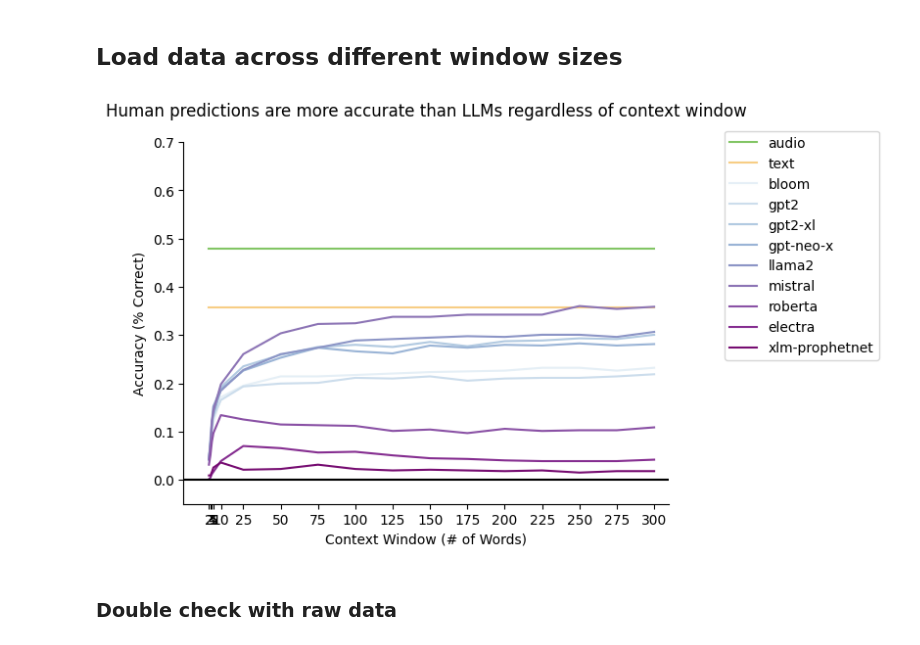
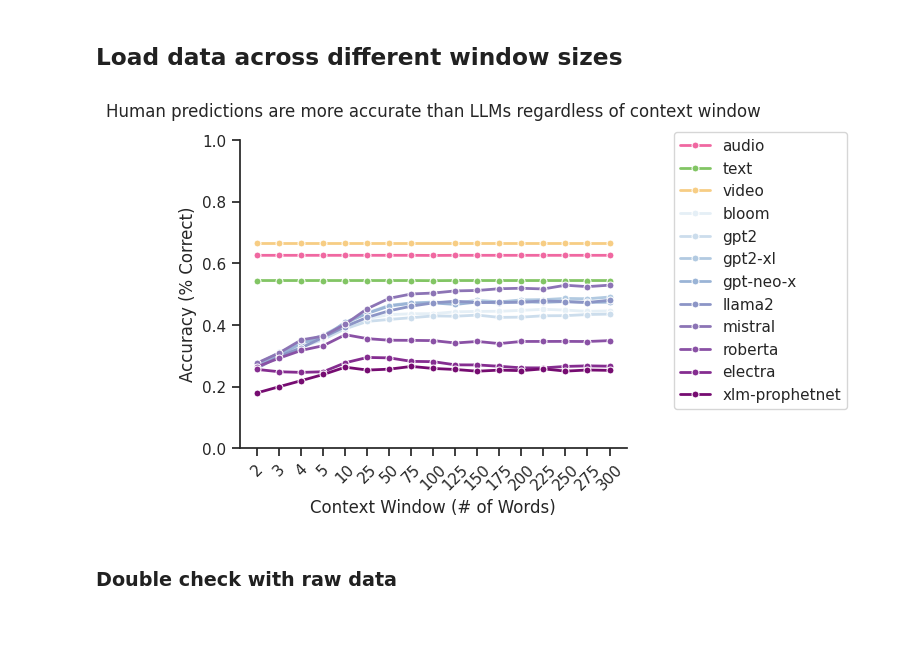
Before and after one commit to thefinnlab/isc_asynchrony_behavioral, a Jupyter notebook: code/notebooks/analysis02_ProcessData.ipynb, the cells around one changed output. Cells and saved outputs as stored; diff of their text form; code cells hidden in the pictures.

Commit message:
updating with final code for results

```diff
--- a/code/notebooks/analysis02_ProcessData.ipynb
+++ b/code/notebooks/analysis02_ProcessData.ipynb
@@ -88,36 +96,47 @@ window_sizes = [
 df_stack = []
 
 for task in task_list:
-    for w in window_sizes:
-        fn = os.path.join(results_dir, f'task-{task}_group-analyzed-behavior_window-size-{str(w).zfill(5)}_human-model-lemmatized.csv')
+    for i, window in enumerate(window_sizes):
+        fn = os.path.join(results_dir, f'task-{task}_group-analyzed-behavior_window-size-{str(window).zfill(5)}_human-model-lemmatized.csv')
         df = pd.read_csv(fn)
-        df['window_size'] = w
-
+        df['task'] = task
+        df['window_size'] = window
+        df['window_number'] = i
         df_stack.append(df.copy())
 
 df_stack = pd.concat(df_stack).reset_index(drop=True)
+
+
+# # Convert the column to a Categorical type with the custom order, sort the dataframe by this categorical column
+# df_subject_accuracy['modality'] = pd.Categorical(df_subject_accuracy['modality'], categories=p.modality_list, ordered=True)
+# df_subject_accuracy = df_subject_accuracy.sort_values('modality')
 # %%
-cmap = utils.create_colormap(continuous=False)
+cmap = utils.create_colormap(dtype='multimodal', continuous=False)
 
-sns.lineplot(df_stack, x='window_size', y='accuracy', hue='modality', palette=cmap,  ci=None)
+# df_stack = df_stack[df_stack['window_size'] >= 10]
+sns.set(style='ticks', rc={'figure.figsize': (5, 4)})
 
-plt.xticks(window_sizes)
+sns.lineplot(df_stack, x='window_number', y='fasttext_top_word_accuracy', hue='modality', marker="o", markersize=5, ci=None, palette=cmap, linewidth=2)
 
 plt.gca().legend(bbox_to_anchor=(1.1, 1.05))
 plt.xlabel('Context Window (# of Words)')
 plt.ylabel('Accuracy (% Correct)')
-plt.ylim([-0.05, 0.7])
+plt.ylim([0, 1.0])
 
+# Ensure y-ticks are visible
+# Set x-ticks to be evenly spaced with window sizes as labels
+# plt.xticks(window_sizes)
+plt.xticks(range(len(window_sizes)), window_sizes, rotation=45)
 
-plt.hlines(0, -50, 350, colors='k')
-plt.xlim([-15, 310])
+# plt.hlines(0, -50, 350, colors='k')
+# plt.xlim([-15, 310])
 
 plt.title('Human predictions are more accurate than LLMs regardless of context window', y=1.05)
 
 sns.despine()
 # plt.ylim([0, 0.7])
 # %% [output]
-[figure, old version]
+[figure, new version]
 # %% [markdown]
 ### Double check with raw data
 # %%
```
Also changed, not shown: parts of 1 cell of this notebook, 42 other files.
